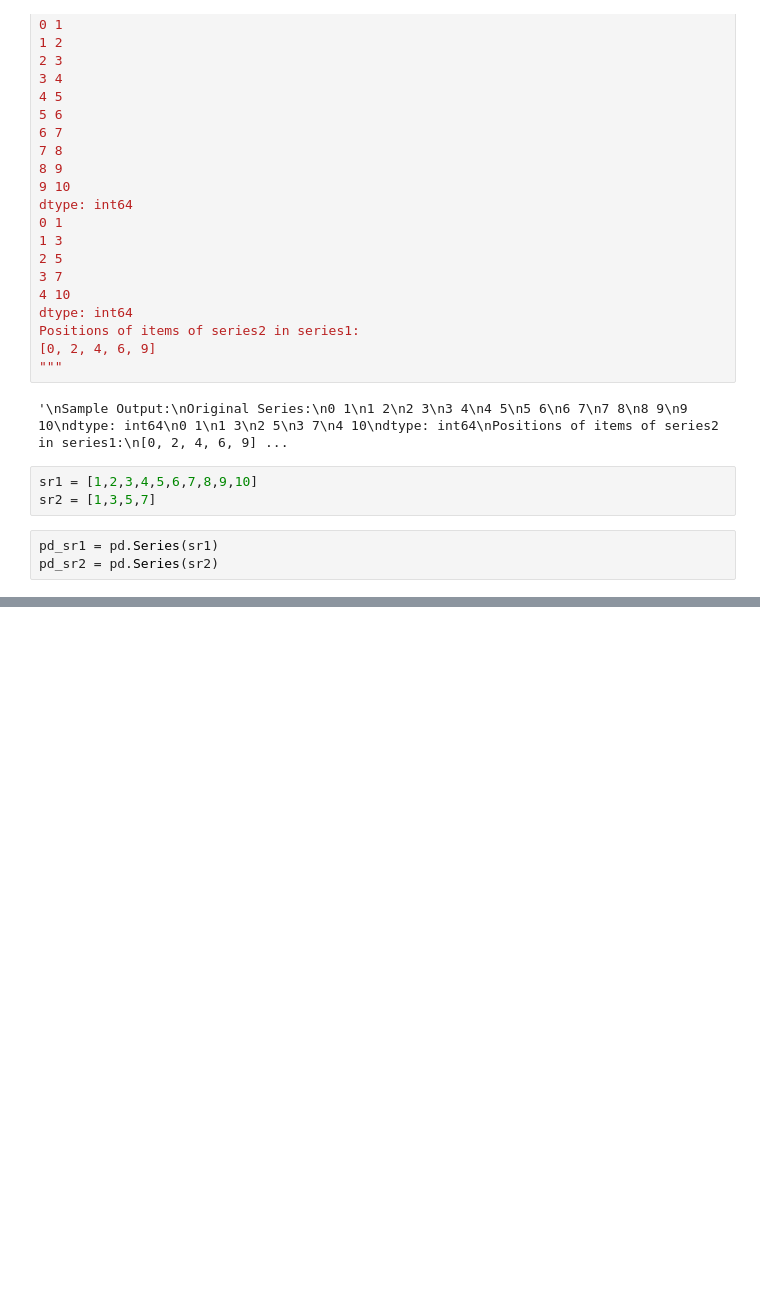
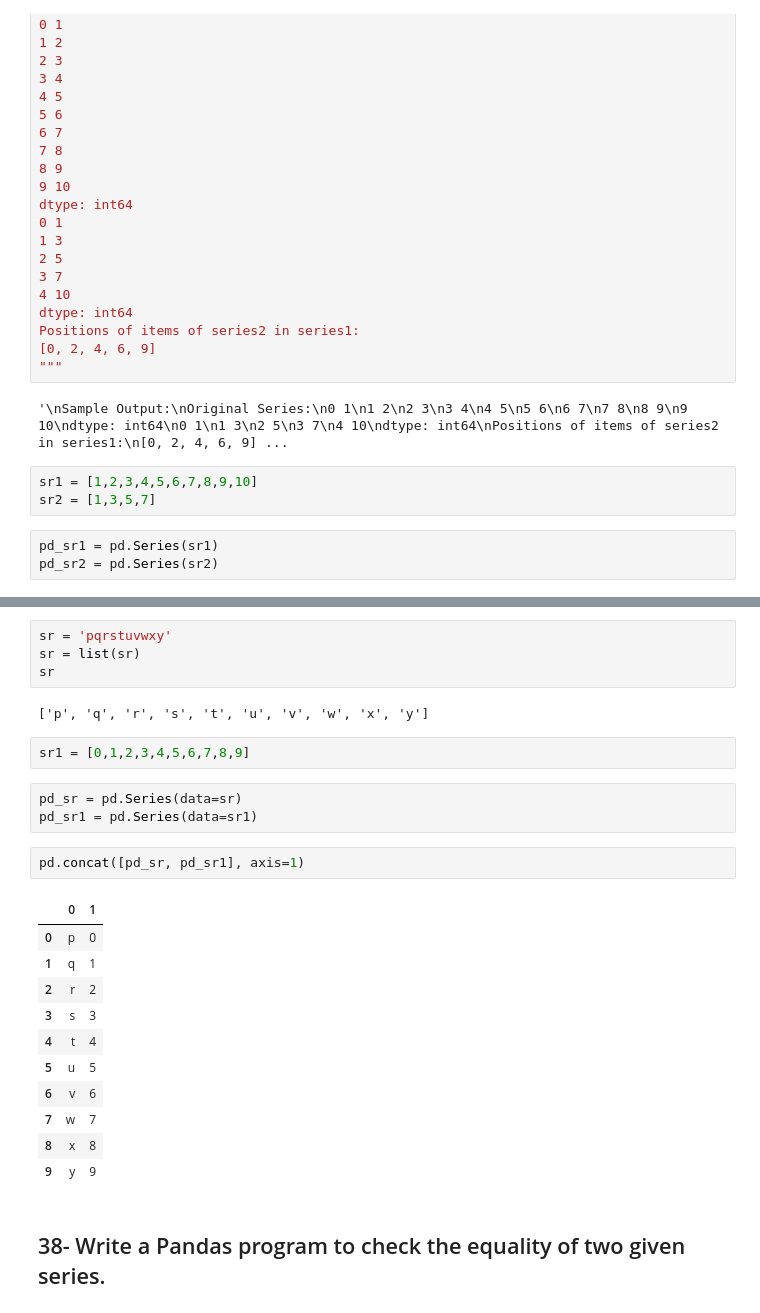
Before and after one commit to KeysiYTS/pandas-exercises, a Jupyter notebook: Python_Pandas_Data_Series.ipynb, the cells around one changed output, grey strips where cells are left out. Drawn from its saved outputs; the diff is of its cells as text; blank space fills up the shorter version.

```diff
--- a/Python_Pandas_Data_Series.ipynb
+++ b/Python_Pandas_Data_Series.ipynb
@@ -992,0 +1630,27 @@ pd_sr2 = pd.Series(sr2)
+# %%
+sr = 'pqrstuvwxy'
+sr = list(sr)
+sr
+# %% [output]
+['p', 'q', 'r', 's', 't', 'u', 'v', 'w', 'x', 'y']
+# %%
+sr1 = [0,1,2,3,4,5,6,7,8,9]
+# %%
+pd_sr = pd.Series(data=sr)
+pd_sr1 = pd.Series(data=sr1)
+# %%
+pd.concat([pd_sr, pd_sr1], axis=1)
+# %% [output]
+|  | 0 | 1 |
+| 0 | p | 0 |
+| 1 | q | 1 |
+| 2 | r | 2 |
+| 3 | s | 3 |
+| 4 | t | 4 |
+| 5 | u | 5 |
+| 6 | v | 6 |
+| 7 | w | 7 |
+| 8 | x | 8 |
+| 9 | y | 9 |
+# %% [markdown]
+## 38- Write a Pandas program to check the equality of two given series.
```
Also changed, not shown: parts of 124 cells of this notebook.
